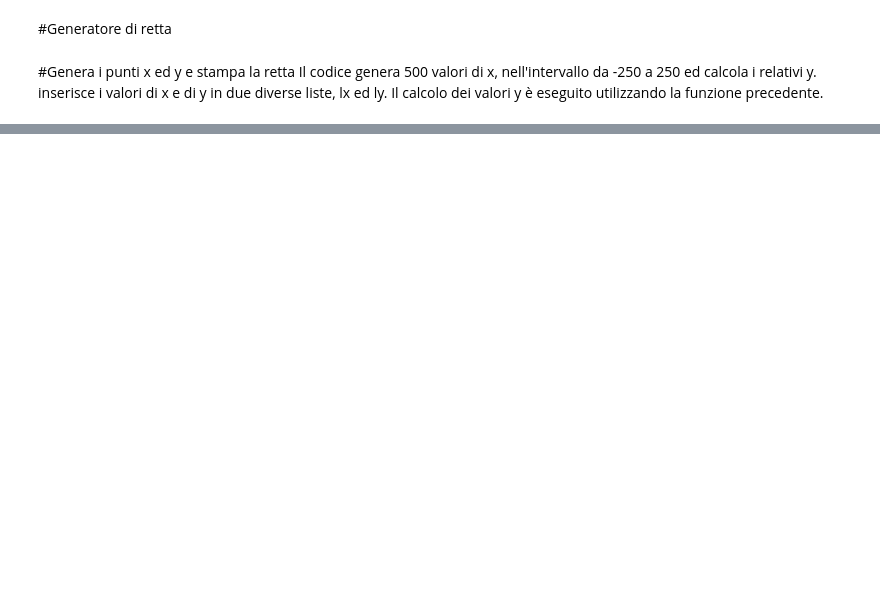
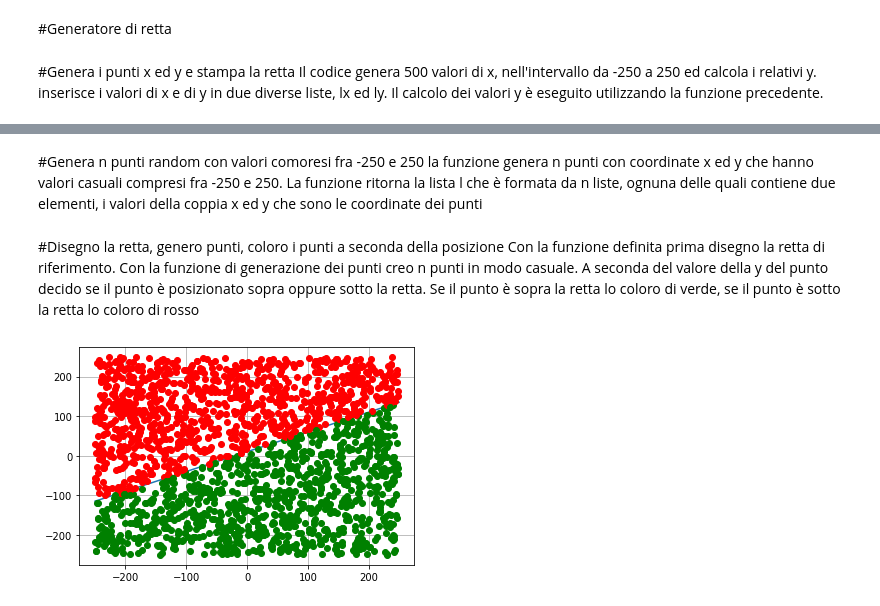
Before and after one commit to stefanoridolfi/Corso_ML, a Jupyter notebook: funzione retta.ipynb, the cells around one changed output, grey strips where cells are left out. Cells and saved outputs as stored; diff of their text form; code cells hidden in the pictures; blank space fills up the shorter version.

```diff
--- a/funzione retta.ipynb
+++ b/funzione retta.ipynb
@@ -22,0 +25,42 @@ pl.show()
+# %% [markdown]
+#Genera n punti random con valori comoresi fra -250 e 250
+la funzione genera n punti con coordinate x ed y che hanno valori casuali compresi fra -250 e 250. La funzione ritorna la lista l che è formata da n liste, ognuna delle quali contiene due elementi, i valori della coppia x ed y che sono le coordinate dei punti
+# %%
+import random
+def generaPunti(n):
+  l=[]
+  for i in range(0,n):
+    x=random.random()*500-251
+    y=random.random()*500-251
+    l.append([x,y])
+  return l
+# %% [markdown]
+#Disegno la retta, genero punti, coloro i punti a seconda della posizione
+Con la funzione definita prima disegno la retta di riferimento. Con la funzione di generazione dei punti creo n punti in modo casuale. A seconda del valore della y del punto decido se il punto è posizionato sopra oppure sotto la retta.
+Se il punto è sopra la retta lo coloro di verde, se il punto è sotto la retta lo coloro di rosso
+# %%
+# Disegno la retta
+import matplotlib.pyplot as pl
+lx=[]
+ly=[]
+for x in range(-250,251):
+  y=GenRetta(x)
+  lx.append(x)
+  ly.append(y)
+pl.plot(lx,ly)
+pl.grid(True)
+#pl.show()
+# Genero i punti: creo una lista di coppie di coordinate. Ogni coppia è una lista
+
+listaPunti=generaPunti(2000)
+# Analizzo il valore della y di ogni punto e lo coloro
+for punto in listaPunti:
+  x=punto[0]
+  y=punto[1]
+  if y<GenRetta(x):
+    etichetta="go"
+  else:
+    etichetta="ro"
+  pl.plot(x,y,etichetta)
+# %% [output]
+[figure, added]
```
Also changed, not shown: parts of 1 cell of this notebook.
